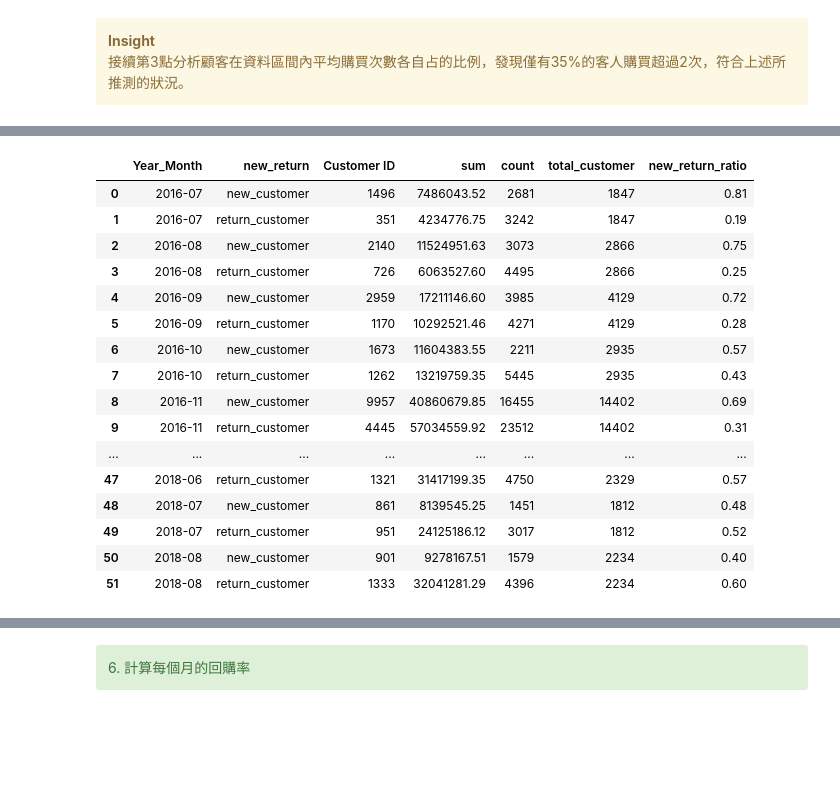
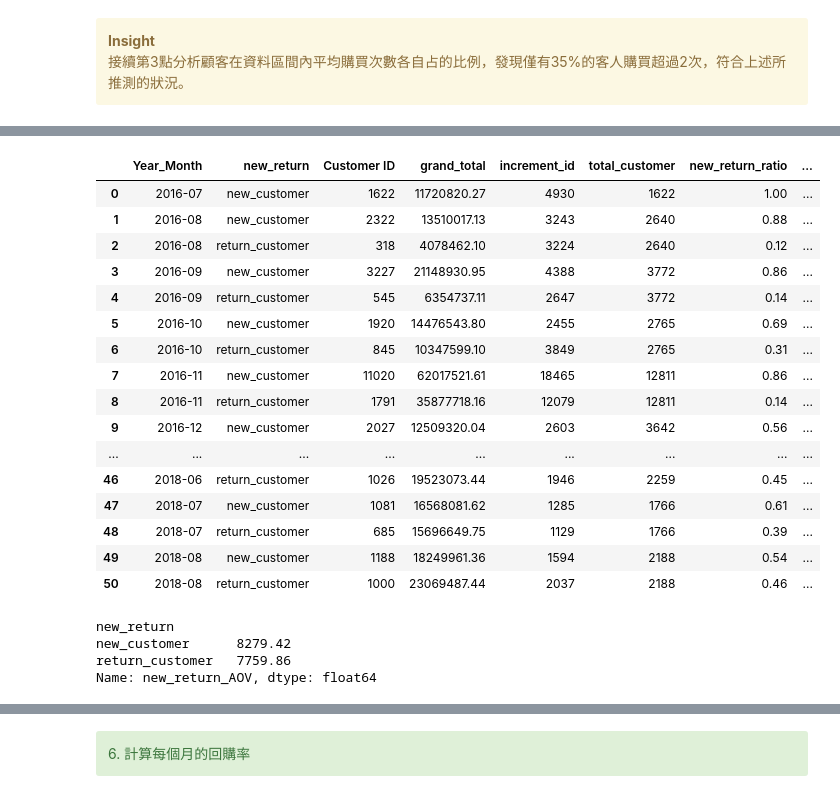
Before and after one commit to LiangYuDer/E-commerce-Analysis, a Jupyter notebook: ec_analysis.ipynb, the cells around one changed output, grey strips where cells are left out. Cells and saved outputs as stored; diff of their text form; code cells hidden in the pictures; blank space fills up the shorter version.

```diff
--- a/ec_analysis.ipynb
+++ b/ec_analysis.ipynb
@@ -141,7 +141,8 @@ print(f"訂單最晚時間：{dt['created_at_date'].max()}")
 # %%
 # 篩選訂單狀態是 completed 的訂單按照年月計算總營收
 # 合併年、月兩欄新增 Year_Month 欄位
-revenue = dt[dt["status"] == "completed"][["Year", "Month", "qty_ordered", "grand_total"]].groupby(["Year", "Month"]).agg("sum").sort_values(by=["Year", "Month"]).reset_index()
+order_completed = dt[dt["status"] == "completed"]
+revenue = order_completed[["Year", "Month", "qty_ordered", "grand_total"]].groupby(["Year", "Month"]).agg("sum").sort_values(by=["Year", "Month"]).reset_index()
 created_at_y_m = revenue["Year"].astype(str) + "-" + revenue["Month"]
 revenue.insert(0,"Year_Month",created_at_y_m)
 revenue["pct"] = revenue["grand_total"].pct_change()
@@ -150,7 +151,7 @@ avg_revenue = round(revenue["grand_total"].mean(),0)
 avg_mom = round(revenue["pct"].mean(),2)
 print(f"平均月營收：{avg_revenue}")
 print(f"平均月成長率：{avg_mom}")
-revenue
+revenue.head()
 # %% [output]
 平均月營收：62773491.0
 平均月成長率：0.75
@@ -284,9 +284,14 @@ order_counts
 </div>
 # %%
 #找出每個客人首購的訂單時間
-iffirst_perchase = dt.groupby("Customer ID")["created_at_date"].agg("min").reset_index()
+iffirst_perchase = order_completed.groupby("Customer ID")["created_at_date"].agg("min").reset_index()
 iffirst_perchase.columns = ["Customer ID","first_perchase"]
-iffirst_perchase = iffirst_perchase.merge(dt,how="left")
-iffirst_perchase = iffirst_perchase[iffirst_perchase["status"] == "completed"]
+iffirst_perchase = pd.merge(order_completed, iffirst_perchase, on="Customer ID", how="left")
+#iffirst_perchase = iffirst_perchase[iffirst_perchase["status"] == "completed"]
+
+#計算每個客人當月購買的次數
+# buy_count = iffirst_perchase.groupby(["Customer ID","Year_Month"])["first_perchase"].agg("count").reset_index()
+# buy_count.columns =["Customer ID","Year_Month","buy_count"]
+# iffirst_perchase = pd.merge(iffirst_perchase, buy_count, on=["Customer ID","Year_Month"], how="left")
 iffirst_perchase.head()
 # %% [output]
@@ -300,7 +305,10 @@ iffirst_perchase.head()
 #依照首購時間判斷是否為新舊客
 def ifReturn(creat_d, first_d):
     if creat_d > first_d:
-        return "return_customer"
+        if creat_d.month == first_d.month:
+            return "new_customer"
+        else:
+            return "return_customer"
     else:
         return "new_customer"
 
@@ -336,28 +323,40 @@ dtype: int64
 # %%
-#統計每月新舊客人數、比例、訂單數及消費金額
-new_return_G = iffirst_perchase.groupby(["Year_Month","new_return"])["grand_total"].agg(["sum","count"]).reset_index()
+#統計每月新舊客的人數、比例、訂單數、消費金額和客單價
+new_return_G = iffirst_perchase.groupby(["Year_Month","new_return"])["grand_total"].agg("sum").reset_index()
+new_return_O = iffirst_perchase.groupby(["Year_Month","new_return"])["increment_id"].nunique().reset_index()
 new_return_C = iffirst_perchase.groupby(["Year_Month","new_return"])["Customer ID"].nunique().reset_index()
+new_return_C
 monthly_total_C = new_return_C.groupby("Year_Month")["Customer ID"].agg("sum").reset_index()
 monthly_total_C.columns = ["Year_Month","total_customer"]
+
 new_return_T = pd.merge(new_return_C,new_return_G,how="left")
+new_return_T = pd.merge(new_return_T,new_return_O,how="left")
 new_return_T = pd.merge(new_return_T,monthly_total_C,on="Year_Month",how="left")
 new_return_T["new_return_ratio"] = round(new_return_T["Customer ID"]/new_return_T["total_customer"],2)
-new_return_T.head()
+new_return_T["new_return_AOV"] = round(new_return_T["grand_total"]/new_return_T["increment_id"],2)
+new_return_T
 # %% [output]
-|  | Year_Month | new_return | Customer ID | sum | count | total_customer | new_return_ratio |
-| 0 | 2016-07 | new_customer | 1496 | 7486043.52 | 2681 | 1847 | 0.81 |
-| 1 | 2016-07 | return_customer | 351 | 4234776.75 | 3242 | 1847 | 0.19 |
-| 2 | 2016-08 | new_customer | 2140 | 11524951.63 | 3073 | 2866 | 0.75 |
-| 3 | 2016-08 | return_customer | 726 | 6063527.60 | 4495 | 2866 | 0.25 |
-| 4 | 2016-09 | new_customer | 2959 | 17211146.60 | 3985 | 4129 | 0.72 |
-| 5 | 2016-09 | return_customer | 1170 | 10292521.46 | 4271 | 4129 | 0.28 |
-| 6 | 2016-10 | new_customer | 1673 | 11604383.55 | 2211 | 2935 | 0.57 |
-| 7 | 2016-10 | return_customer | 1262 | 13219759.35 | 5445 | 2935 | 0.43 |
-| 8 | 2016-11 | new_customer | 9957 | 40860679.85 | 16455 | 14402 | 0.69 |
-| 9 | 2016-11 | return_customer | 4445 | 57034559.92 | 23512 | 14402 | 0.31 |
-| ... | ... | ... | ... | ... | ... | ... | ... |
-| 47 | 2018-06 | return_customer | 1321 | 31417199.35 | 4750 | 2329 | 0.57 |
-| 48 | 2018-07 | new_customer | 861 | 8139545.25 | 1451 | 1812 | 0.48 |
-| 49 | 2018-07 | return_customer | 951 | 24125186.12 | 3017 | 1812 | 0.52 |
-| 50 | 2018-08 | new_customer | 901 | 9278167.51 | 1579 | 2234 | 0.40 |
-| 51 | 2018-08 | return_customer | 1333 | 32041281.29 | 4396 | 2234 | 0.60 |
+|  | Year_Month | new_return | Customer ID | grand_total | increment_id | total_customer | new_return_ratio | ... |
+| 0 | 2016-07 | new_customer | 1622 | 11720820.27 | 4930 | 1622 | 1.00 | ... |
+| 1 | 2016-08 | new_customer | 2322 | 13510017.13 | 3243 | 2640 | 0.88 | ... |
+| 2 | 2016-08 | return_customer | 318 | 4078462.10 | 3224 | 2640 | 0.12 | ... |
+| 3 | 2016-09 | new_customer | 3227 | 21148930.95 | 4388 | 3772 | 0.86 | ... |
+| 4 | 2016-09 | return_customer | 545 | 6354737.11 | 2647 | 3772 | 0.14 | ... |
+| 5 | 2016-10 | new_customer | 1920 | 14476543.80 | 2455 | 2765 | 0.69 | ... |
+| 6 | 2016-10 | return_customer | 845 | 10347599.10 | 3849 | 2765 | 0.31 | ... |
+| 7 | 2016-11 | new_customer | 11020 | 62017521.61 | 18465 | 12811 | 0.86 | ... |
+| 8 | 2016-11 | return_customer | 1791 | 35877718.16 | 12079 | 12811 | 0.14 | ... |
+| 9 | 2016-12 | new_customer | 2027 | 12509320.04 | 2603 | 3642 | 0.56 | ... |
+| ... | ... | ... | ... | ... | ... | ... | ... | ... |
+| 46 | 2018-06 | return_customer | 1026 | 19523073.44 | 1946 | 2259 | 0.45 | ... |
+| 47 | 2018-07 | new_customer | 1081 | 16568081.62 | 1285 | 1766 | 0.61 | ... |
+| 48 | 2018-07 | return_customer | 685 | 15696649.75 | 1129 | 1766 | 0.39 | ... |
+| 49 | 2018-08 | new_customer | 1188 | 18249961.36 | 1594 | 2188 | 0.54 | ... |
+| 50 | 2018-08 | return_customer | 1000 | 23069487.44 | 2037 | 2188 | 0.46 | ... |
+# %%
+new_return_T.groupby("new_return")["new_return_AOV"].agg("mean")
+# %% [output]
+new_return
+new_customer      8279.42
+return_customer   7759.86
+Name: new_return_AOV, dtype: float64
```
Also changed, not shown: parts of 17 cells of this notebook.
